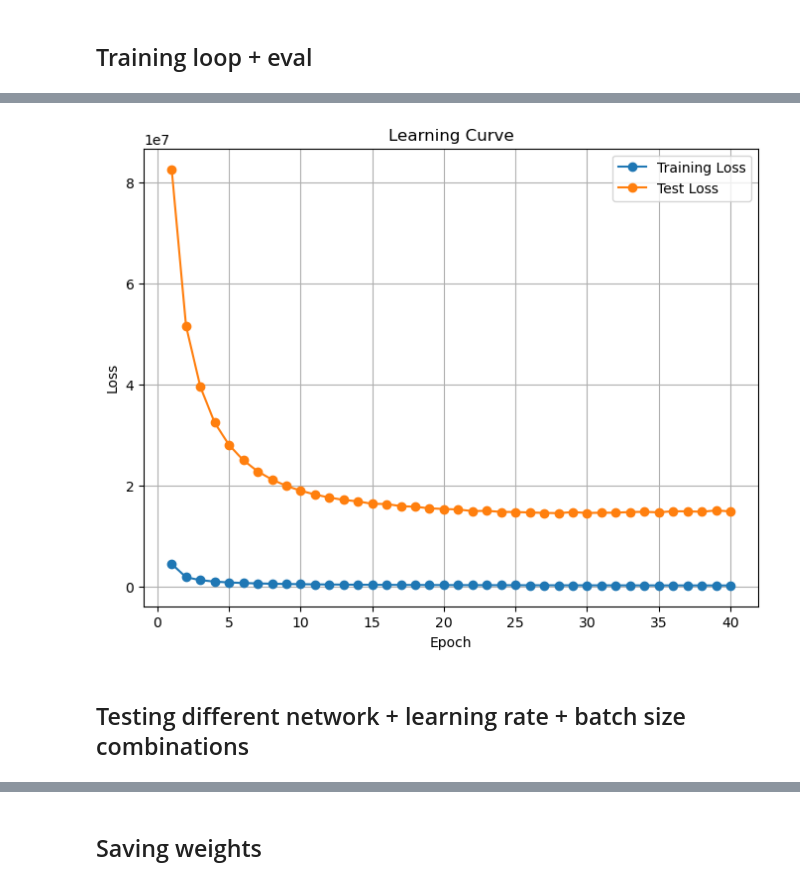
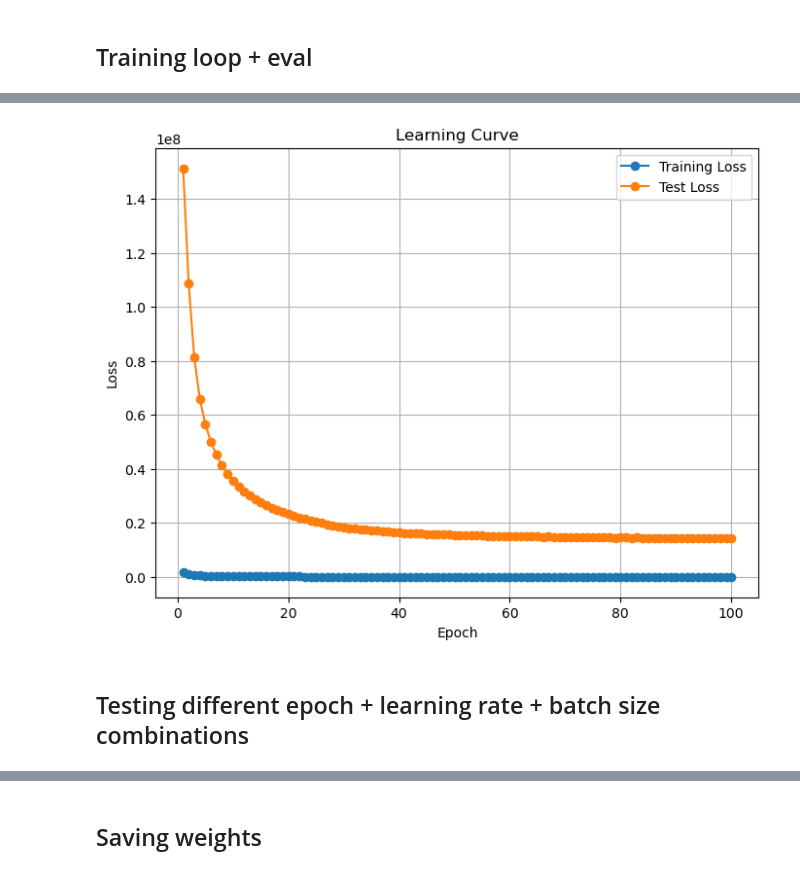
Before and after one commit to IvoDz/car-price-estimator, a Jupyter notebook: app/notebooks/nn_train.ipynb, the cells around one changed output, grey strips where cells are left out. Saved outputs shown, nothing was run; the diff lists cells and outputs as text; code cells hidden in the pictures.

Commit message:
Add docstrings, improve model

```diff
--- a/app/notebooks/nn_train.ipynb
+++ b/app/notebooks/nn_train.ipynb
@@ -57,17 +58,26 @@ model = NeuralNetwork(input_size, hidden_size, output_size)
 # %% [markdown]
 ## Hyperparameters
 # %%
+# After experimenting with different architectures and hyperparameters, these seem to work the best
 learning_rate = 0.004
 criterion = nn.MSELoss()
-optimizer = optim.Adam(model.parameters(), lr=learning_rate)
+l2_lambda = 0.001 # L2 regulatization applied
+optimizer = optim.Adam(model.parameters(), lr=learning_rate, weight_decay=l2_lambda)
 
-num_epochs = 40
-batch_size = 32
+num_epochs = 100
+batch_size = 128
+
+# Keeping track of losses for plotting
 train_losses = []
 test_losses = []
 # %% [markdown]
 ## Training loop + eval
 # %%
+# To prevent overfitting, keeping track of test error,
+# to see if it is minimal at final epoch, if not, decrease num_epochs
+min_test_rmse = (10**8, None) # (loss, epoch)
+
+
 for epoch in range(num_epochs):
     epoch_loss = 0.0
     for i in range(0, len(X_train), batch_size):
@@ -90,12 +100,16 @@ for epoch in range(num_epochs):
         loss = criterion(test_outputs, y_test.view(-1, 1))
         model.train()
 
+    if loss.item() < min_test_rmse[0]: min_test_rmse = (loss.item(), epoch)
+
     train_losses.append(epoch_loss / len(X_train))
     test_losses.append(loss.item())
 
-    print(f'Epoch [{epoch + 1}/{num_epochs}], Training Loss: {train_losses[-1]}, Test Loss: {test_losses[-1]}')
+    if epoch%10 == 0:
+        print(f'Epoch [{epoch + 1}/{num_epochs}], Training Loss: {train_losses[-1]}, Test Loss: {test_losses[-1]}')
 
 print(f"Train RMSE : {sqrt(train_losses[-1])}, Test RMSE : {sqrt(test_losses[-1])}")
+print(f"Minimal test loss : {min_test_rmse[0]} at epoch [{min_test_rmse[1]+1}/{num_epochs}]")
 
 plot_learning_curve(train_losses, test_losses)
 # %% [output]
@@ -119,4 +128,4 @@ Train RMSE : 525.6383753207123, Test RMSE : 3864.3259438096056
-[figure, old version]
+[figure, new version]
 # %% [markdown]
-## Testing different network + learning rate + batch size combinations
+## Testing different epoch + learning rate + batch size combinations
 # %%
```
Also changed, not shown: parts of 8 cells of this notebook, 7 other files.
